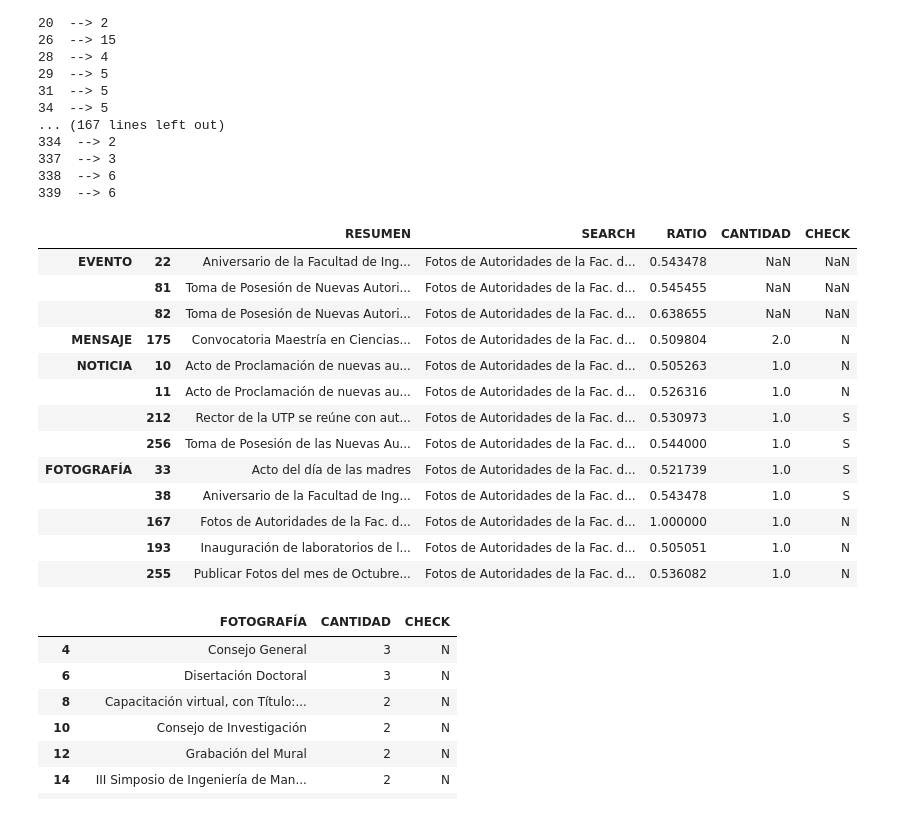
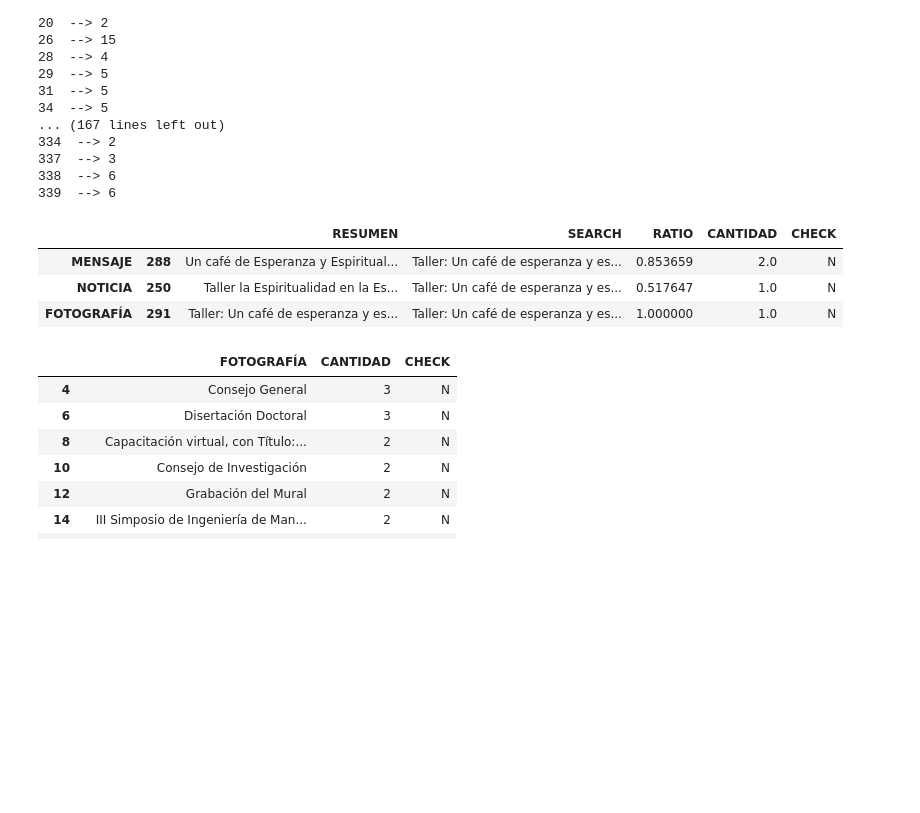
Before and after one commit to Susanelizabetth/manipulateDATA, a Jupyter notebook: DNotebook.ipynb, the cells around one changed output. Cells and saved outputs as stored; diff of their text form; code cells hidden in the pictures; blank space fills up the shorter version.

```diff
--- a/DNotebook.ipynb
+++ b/DNotebook.ipynb
@@ -394,29 +394,19 @@ for i in df_foto.index:
 338  --> 6
 339  --> 6
 # %%
-text = df_foto['FOTOGRAFÍA'][167]
+text = df_foto['FOTOGRAFÍA'][291]
 result = SearchFunc(text, df_new, 'EVENTO')
 result1 = SearchFunc(text, df_mensaje, 'MENSAJE')
 result2 = SearchFunc(text, df_noticia, 'NOTICIA')
 result3 = SearchFunc(text, df_foto, 'FOTOGRAFÍA')
 
 res = pd.concat([result, result1, result2, result3], keys=['EVENTO','MENSAJE', 'NOTICIA', 'FOTOGRAFÍA'])
 res
 # %% [output]
 |  |  | RESUMEN | SEARCH | RATIO | CANTIDAD | CHECK |
-| EVENTO | 22 | Aniversario de la Facultad de Ing... | Fotos de Autoridades de la Fac. d... | 0.543478 | NaN | NaN |
-|  | 81 | Toma de Posesión de Nuevas Autori... | Fotos de Autoridades de la Fac. d... | 0.545455 | NaN | NaN |
-|  | 82 | Toma de Posesión de Nuevas Autori... | Fotos de Autoridades de la Fac. d... | 0.638655 | NaN | NaN |
-| MENSAJE | 175 | Convocatoria Maestría en Ciencias... | Fotos de Autoridades de la Fac. d... | 0.509804 | 2.0 | N |
-| NOTICIA | 10 | Acto de Proclamación de nuevas au... | Fotos de Autoridades de la Fac. d... | 0.505263 | 1.0 | N |
-|  | 11 | Acto de Proclamación de nuevas au... | Fotos de Autoridades de la Fac. d... | 0.526316 | 1.0 | N |
-|  | 212 | Rector de la UTP se reúne con aut... | Fotos de Autoridades de la Fac. d... | 0.530973 | 1.0 | S |
-|  | 256 | Toma de Posesión de las Nuevas Au... | Fotos de Autoridades de la Fac. d... | 0.544000 | 1.0 | S |
-| FOTOGRAFÍA | 33 | Acto del día de las madres | Fotos de Autoridades de la Fac. d... | 0.521739 | 1.0 | S |
-|  | 38 | Aniversario de la Facultad de Ing... | Fotos de Autoridades de la Fac. d... | 0.543478 | 1.0 | S |
-|  | 167 | Fotos de Autoridades de la Fac. d... | Fotos de Autoridades de la Fac. d... | 1.000000 | 1.0 | N |
-|  | 193 | Inauguración de laboratorios de l... | Fotos de Autoridades de la Fac. d... | 0.505051 | 1.0 | N |
-|  | 255 | Publicar Fotos del mes de Octubre... | Fotos de Autoridades de la Fac. d... | 0.536082 | 1.0 | N |
+| MENSAJE | 288 | Un café de Esperanza y Espiritual... | Taller: Un café de esperanza y es... | 0.853659 | 2.0 | N |
+| NOTICIA | 250 | Taller la Espiritualidad en la Es... | Taller: Un café de esperanza y es... | 0.517647 | 1.0 | N |
+| FOTOGRAFÍA | 291 | Taller: Un café de esperanza y es... | Taller: Un café de esperanza y es... | 1.000000 | 1.0 | N |
 # %%
 df_new['FOTOS'][289]= 5
 check(df_foto, 4)
```
Also changed, not shown: parts of 2 cells of this notebook, 1 other file.
